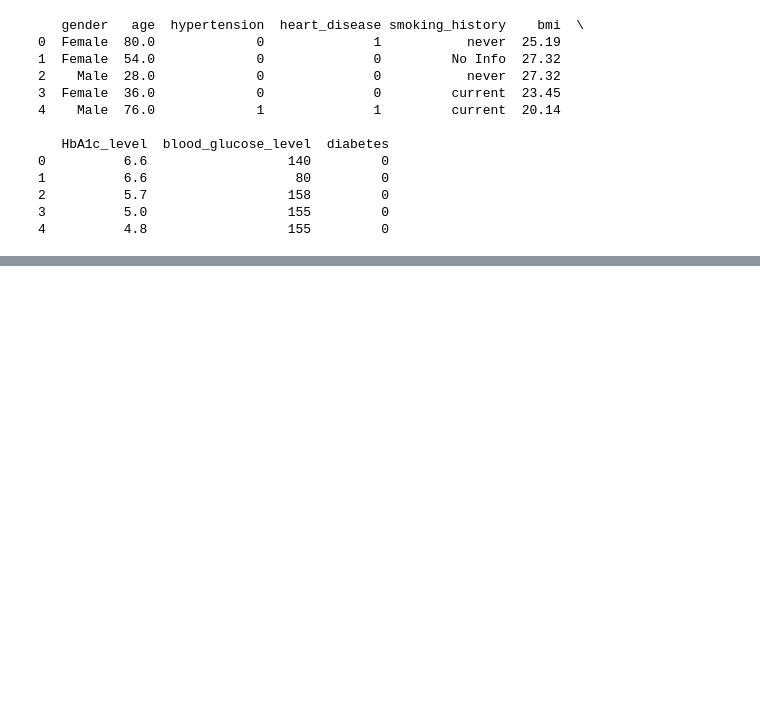
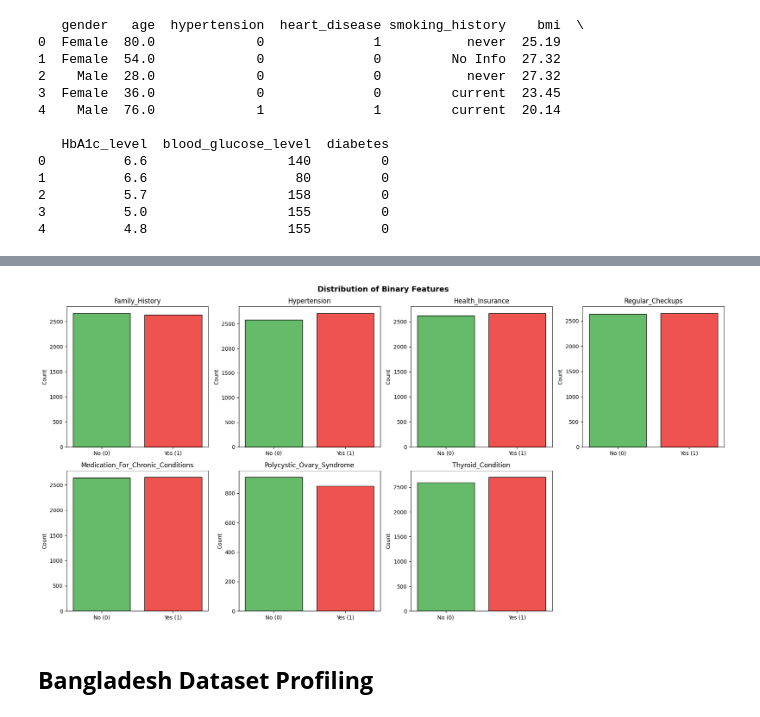
Before and after one commit to Ethan-Shak/SC3021_SDAB_Group_3, a Jupyter notebook: SC3021_Group_3.ipynb, the cells around one changed output, grey strips where cells are left out. Cells and saved outputs as stored; diff of their text form; code cells hidden in the pictures; blank space fills up the shorter version.

```diff
--- a/SC3021_Group_3.ipynb
+++ b/SC3021_Group_3.ipynb
@@ -55,4 +59,4 @@ This dataset contains medical measurements of female Pima Indian patients aged
 # %%
-df_pima = pd.read_csv('/content/drive/MyDrive/SC3021/pima_indians_diabetes.csv')
-print(df_pima.head())
+df_india = pd.read_csv('/content/drive/MyDrive/SC3021/diabetes_prediction_india.csv')
+print(df_india.head())
 # %% [output]
@@ -259,0 +441,22 @@ This Indonesia diabetes dataset contains 100,000 individual-level records and ou
+# %%
+binary_cols = ['Family_History', 'Hypertension', 'Health_Insurance',
+               'Regular_Checkups', 'Medication_For_Chronic_Conditions',
+               'Polycystic_Ovary_Syndrome', 'Thyroid_Condition']
+fig, axes = plt.subplots(2, 4, figsize=(18, 9))
+axes = axes.flatten()
+for i, col in enumerate(binary_cols):
+    counts = df_india[col].value_counts()
+    axes[i].bar(['No (0)', 'Yes (1)'],
+                [counts.get(0, 0), counts.get(1, 0)],
+                color=['#66BB6A', '#EF5350'], edgecolor='black')
+    axes[i].set_title(col)
+    axes[i].set_ylabel('Count')
+for j in range(len(binary_cols), len(axes)):
+    axes[j].axis('off')
+plt.suptitle('Distribution of Binary Features', fontsize=14, fontweight='bold')
+plt.tight_layout()
+plt.show()
+# %% [output]
+[figure, added]
+# %% [markdown]
+## **Bangladesh Dataset Profiling**
```
Also changed, not shown: parts of 105 cells of this notebook.
